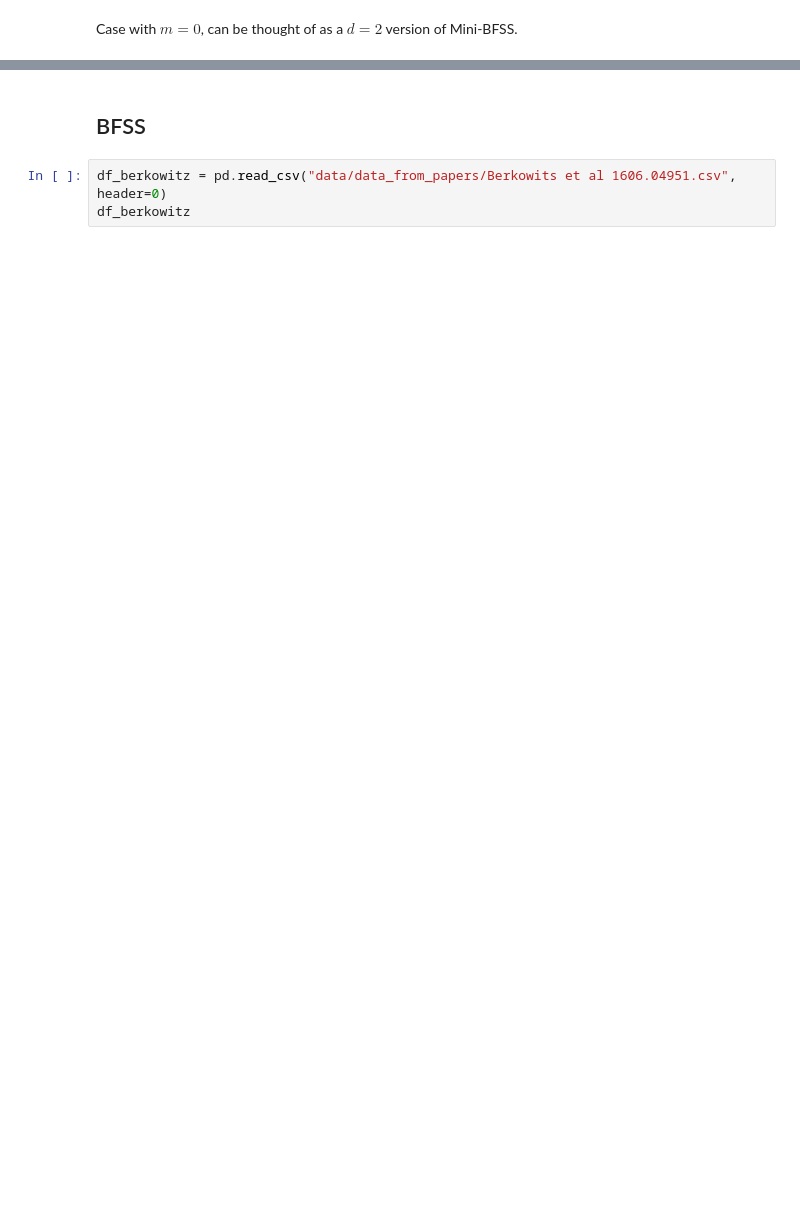
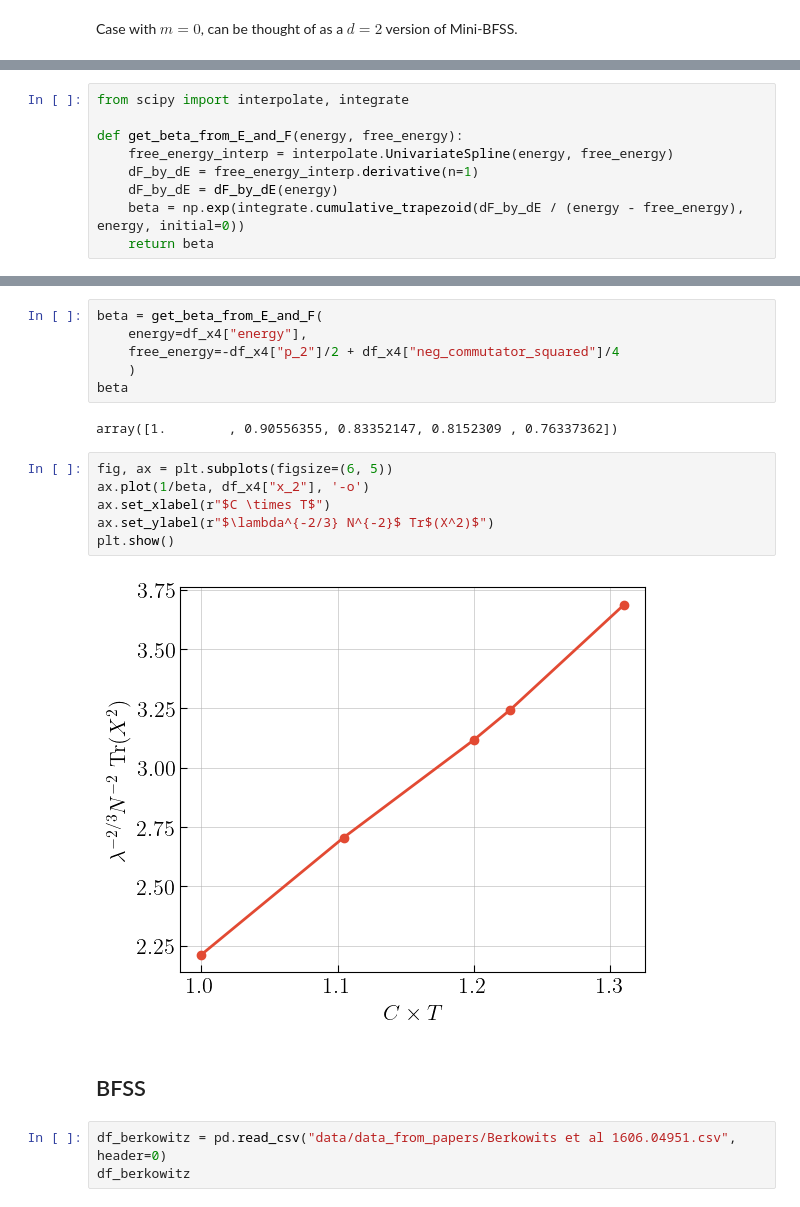
Before and after one commit to gshartnett/bmnsim, a Jupyter notebook: Plotting Notebook.ipynb, the cells around one changed output, grey strips where cells are left out. Saved outputs shown, nothing was run; the diff lists cells and outputs as text; blank space fills up the shorter version.

```diff
--- a/Plotting Notebook.ipynb
+++ b/Plotting Notebook.ipynb
@@ -345 +304,10 @@ max violation of quadratic constraints:9.1610e-07
+# %%
+from scipy import interpolate, integrate
+
+def get_beta_from_E_and_F(energy, free_energy):
+    free_energy_interp = interpolate.UnivariateSpline(energy, free_energy)
+    dF_by_dE = free_energy_interp.derivative(n=1)
+    dF_by_dE = dF_by_dE(energy)
+    beta = np.exp(integrate.cumulative_trapezoid(dF_by_dE / (energy - free_energy), energy, initial=0))
+    return beta
 # %%
@@ -391,3 +361,19 @@ plt.show()
+# %%
+beta = get_beta_from_E_and_F(
+    energy=df_x4["energy"],
+    free_energy=-df_x4["p_2"]/2 + df_x4["neg_commutator_squared"]/4
+    )
+beta
+# %% [output]
+array([1.        , 0.90556355, 0.83352147, 0.8152309 , 0.76337362])
+# %%
+fig, ax = plt.subplots(figsize=(6, 5))
+ax.plot(1/beta, df_x4["x_2"], '-o')
+ax.set_xlabel(r"$C \times T$")
+ax.set_ylabel(r"$\lambda^{-2/3} N^{-2}$ Tr$(X^2)$")
+plt.show()
+# %% [output]
+[figure, added]
 # %% [markdown]
 ## BFSS
 # %%
```
Also changed, not shown: parts of 18 cells of this notebook, 5 other files.
